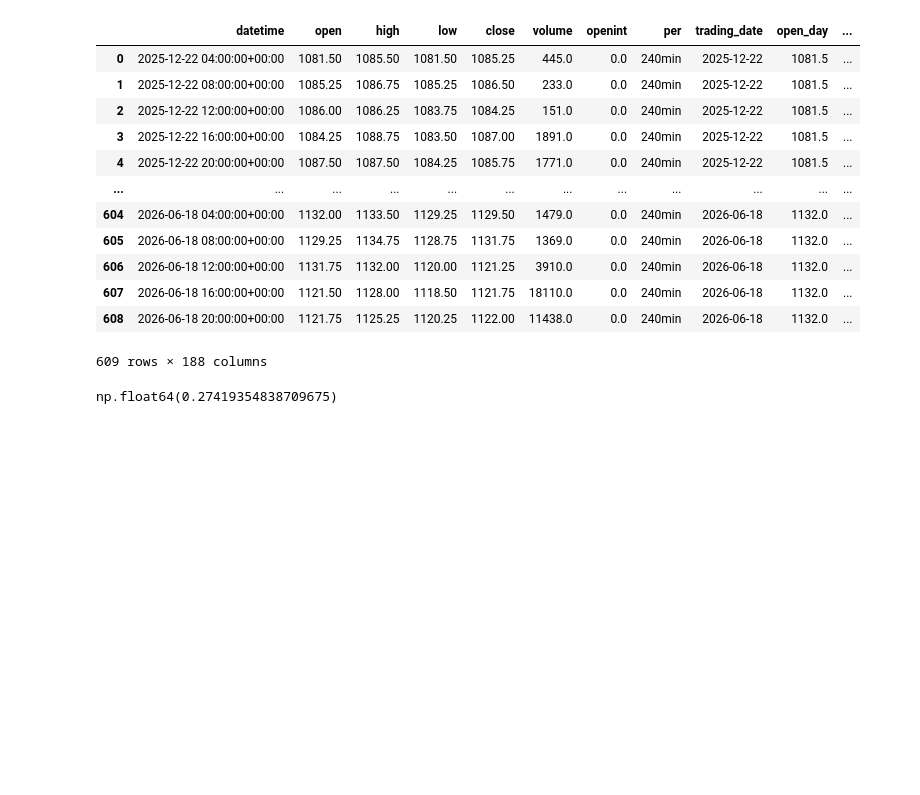
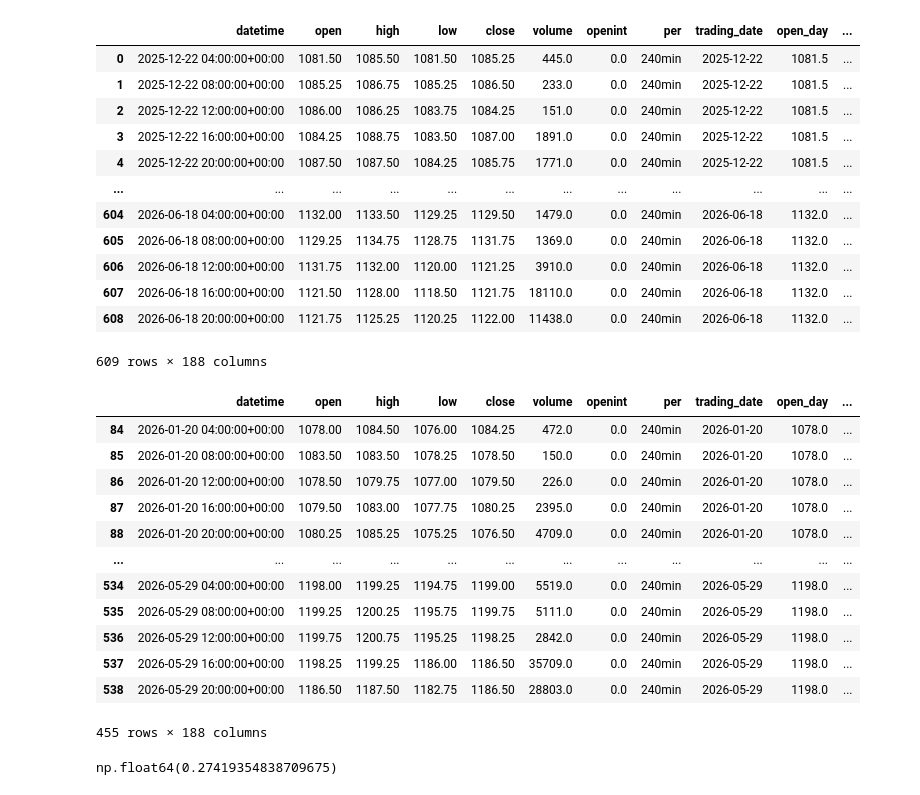
Before and after one commit to LijunZhou000/ML-Algorithmic-Trading, a Jupyter notebook: TradingBots/Notebooks/P4TestingTripleLimpio.ipynb, the cells around one changed output. Saved outputs shown, nothing was run; the diff lists cells and outputs as text; code cells hidden in the pictures; blank space fills up the shorter version.

```diff
--- a/TradingBots/Notebooks/P4TestingTripleLimpio.ipynb
+++ b/TradingBots/Notebooks/P4TestingTripleLimpio.ipynb
@@ -119,6 +119,22 @@ df_bt
 mask = (df_bt["datetime"] >= start) & (df_bt["datetime"] < end)
 df_filtered = df_bt.loc[mask]
 df_filtered["hour"] = df_filtered["datetime"].dt.hour
+# %%
+df_filtered
+# %% [output]
+|  | datetime | open | high | low | close | volume | openint | per | trading_date | open_day | ... |
+| 84 | 2026-01-20 04:00:00+00:00 | 1078.00 | 1084.50 | 1076.00 | 1084.25 | 472.0 | 0.0 | 240min | 2026-01-20 | 1078.0 | ... |
+| 85 | 2026-01-20 08:00:00+00:00 | 1083.50 | 1083.50 | 1078.25 | 1078.50 | 150.0 | 0.0 | 240min | 2026-01-20 | 1078.0 | ... |
+| 86 | 2026-01-20 12:00:00+00:00 | 1078.50 | 1079.75 | 1077.00 | 1079.50 | 226.0 | 0.0 | 240min | 2026-01-20 | 1078.0 | ... |
+| 87 | 2026-01-20 16:00:00+00:00 | 1079.50 | 1083.00 | 1077.75 | 1080.25 | 2395.0 | 0.0 | 240min | 2026-01-20 | 1078.0 | ... |
+| 88 | 2026-01-20 20:00:00+00:00 | 1080.25 | 1085.25 | 1075.25 | 1076.50 | 4709.0 | 0.0 | 240min | 2026-01-20 | 1078.0 | ... |
+| ... | ... | ... | ... | ... | ... | ... | ... | ... | ... | ... | ... |
+| 534 | 2026-05-29 04:00:00+00:00 | 1198.00 | 1199.25 | 1194.75 | 1199.00 | 5519.0 | 0.0 | 240min | 2026-05-29 | 1198.0 | ... |
+| 535 | 2026-05-29 08:00:00+00:00 | 1199.25 | 1200.25 | 1195.75 | 1199.75 | 5111.0 | 0.0 | 240min | 2026-05-29 | 1198.0 | ... |
+| 536 | 2026-05-29 12:00:00+00:00 | 1199.75 | 1200.75 | 1195.25 | 1198.25 | 2842.0 | 0.0 | 240min | 2026-05-29 | 1198.0 | ... |
+| 537 | 2026-05-29 16:00:00+00:00 | 1198.25 | 1199.25 | 1186.00 | 1186.50 | 35709.0 | 0.0 | 240min | 2026-05-29 | 1198.0 | ... |
+| 538 | 2026-05-29 20:00:00+00:00 | 1186.50 | 1187.50 | 1182.75 | 1186.50 | 28803.0 | 0.0 | 240min | 2026-05-29 | 1198.0 | ... |
+455 rows × 188 columns
 # %%
 test, test_dt = create_test_dataset(df_filtered, features, lookback=30)
 # %%
```
Also changed, not shown: 5 other files.
